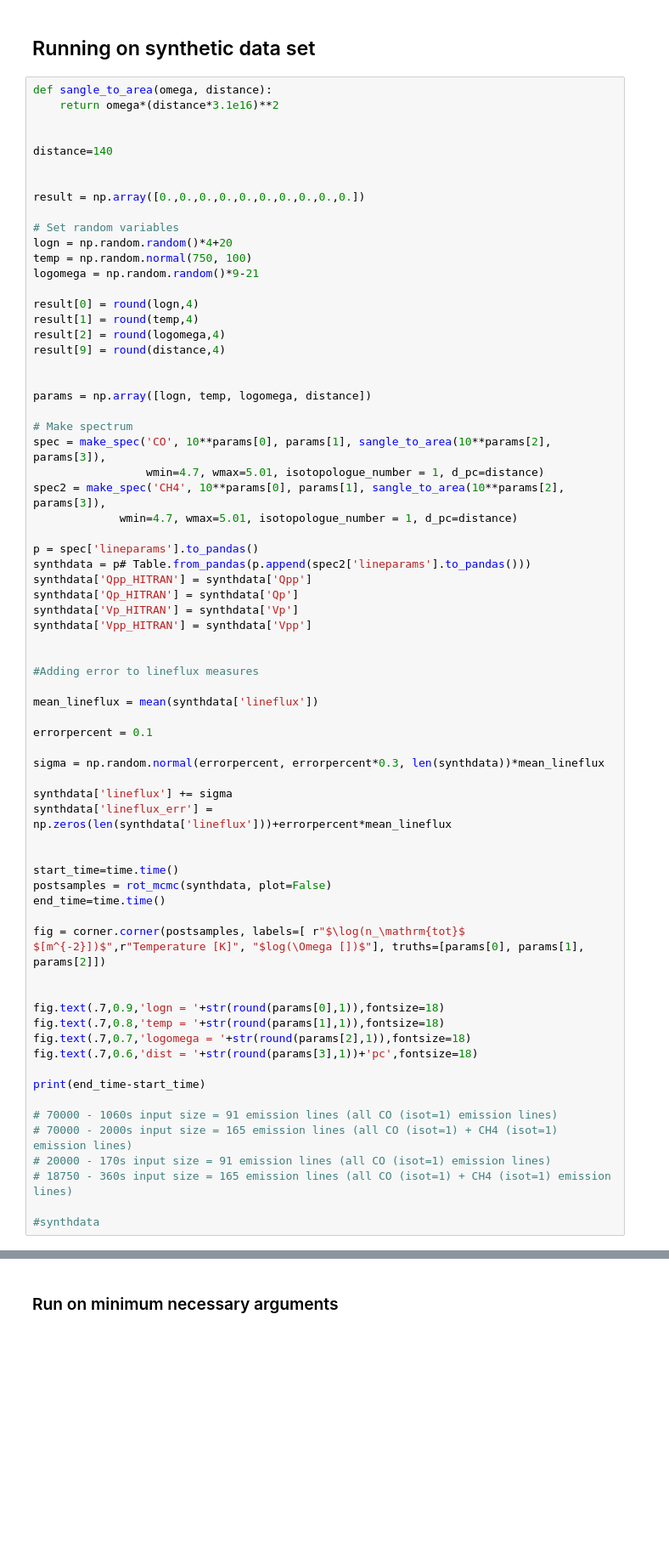
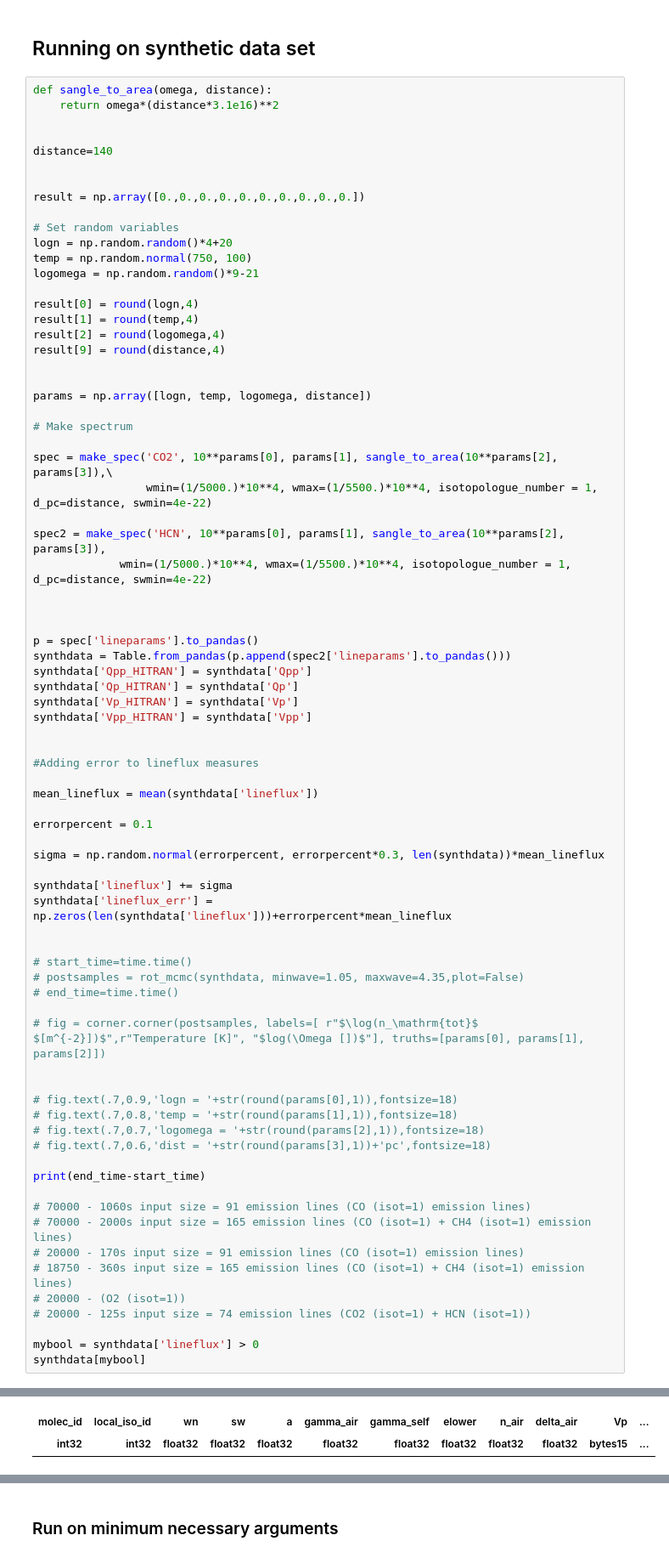
Before and after one commit to csalyk/slab_fitter, a Jupyter notebook: slab_fitter_adam.ipynb, the cells around one changed output, grey strips where cells are left out. Shown at 85% size. Cells and saved outputs as stored; diff of their text form; blank space fills up the shorter version.

```diff
--- a/slab_fitter_adam.ipynb
+++ b/slab_fitter_adam.ipynb
@@ -47,13 +46,17 @@ result[9] = round(distance,4)
 params = np.array([logn, temp, logomega, distance])
 
 # Make spectrum
-spec = make_spec('CO', 10**params[0], params[1], sangle_to_area(10**params[2], params[3]),
-                 wmin=4.7, wmax=5.01, isotopologue_number = 1, d_pc=distance)
-spec2 = make_spec('CH4', 10**params[0], params[1], sangle_to_area(10**params[2], params[3]),
-             wmin=4.7, wmax=5.01, isotopologue_number = 1, d_pc=distance)
+
+spec = make_spec('CO2', 10**params[0], params[1], sangle_to_area(10**params[2], params[3]),\
+                 wmin=(1/5000.)*10**4, wmax=(1/5500.)*10**4, isotopologue_number = 1, d_pc=distance, swmin=4e-22)
+
+spec2 = make_spec('HCN', 10**params[0], params[1], sangle_to_area(10**params[2], params[3]),
+             wmin=(1/5000.)*10**4, wmax=(1/5500.)*10**4, isotopologue_number = 1, d_pc=distance, swmin=4e-22)
+
+
 
 p = spec['lineparams'].to_pandas()
-synthdata = p# Table.from_pandas(p.append(spec2['lineparams'].to_pandas()))
+synthdata = Table.from_pandas(p.append(spec2['lineparams'].to_pandas()))
 synthdata['Qpp_HITRAN'] = synthdata['Qpp']
 synthdata['Qp_HITRAN'] = synthdata['Qp']
 synthdata['Vp_HITRAN'] = synthdata['Vp']
@@ -72,24 +75,27 @@ synthdata['lineflux'] += sigma
 synthdata['lineflux_err'] = np.zeros(len(synthdata['lineflux']))+errorpercent*mean_lineflux
 
 
-start_time=time.time()
-postsamples = rot_mcmc(synthdata, plot=False)
-end_time=time.time()
+# start_time=time.time()
+# postsamples = rot_mcmc(synthdata, minwave=1.05, maxwave=4.35,plot=False)
+# end_time=time.time()
 
-fig = corner.corner(postsamples, labels=[ r"$\log(n_\mathrm{tot}$ $[m^{-2}])$",r"Temperature [K]", "$log(\Omega [])$"], truths=[params[0], params[1], params[2]])
+# fig = corner.corner(postsamples, labels=[ r"$\log(n_\mathrm{tot}$ $[m^{-2}])$",r"Temperature [K]", "$log(\Omega [])$"], truths=[params[0], params[1], params[2]])
 
 
-fig.text(.7,0.9,'logn = '+str(round(params[0],1)),fontsize=18)
-fig.text(.7,0.8,'temp = '+str(round(params[1],1)),fontsize=18)
-fig.text(.7,0.7,'logomega = '+str(round(params[2],1)),fontsize=18)
-fig.text(.7,0.6,'dist = '+str(round(params[3],1))+'pc',fontsize=18)
+# fig.text(.7,0.9,'logn = '+str(round(params[0],1)),fontsize=18)
+# fig.text(.7,0.8,'temp = '+str(round(params[1],1)),fontsize=18)
+# fig.text(.7,0.7,'logomega = '+str(round(params[2],1)),fontsize=18)
+# fig.text(.7,0.6,'dist = '+str(round(params[3],1))+'pc',fontsize=18)
 
 print(end_time-start_time)
 
-# 70000 - 1060s input size = 91 emission lines (all CO (isot=1) emission lines)
-# 70000 - 2000s input size = 165 emission lines (all CO (isot=1) + CH4 (isot=1) emission lines)
-# 20000 - 170s input size = 91 emission lines (all CO (isot=1) emission lines)
-# 18750 - 360s input size = 165 emission lines (all CO (isot=1) + CH4 (isot=1) emission lines)
+# 70000 - 1060s input size = 91 emission lines (CO (isot=1) emission lines)
+# 70000 - 2000s input size = 165 emission lines (CO (isot=1) + CH4 (isot=1) emission lines)
+# 20000 - 170s input size = 91 emission lines (CO (isot=1) emission lines)
+# 18750 - 360s input size = 165 emission lines (CO (isot=1) + CH4 (isot=1) emission lines)
+# 20000 - (O2 (isot=1))
+# 20000 - 125s input size = 74 emission lines (CO2 (isot=1) + HCN (isot=1))
 
-#synthdata
+mybool = synthdata['lineflux'] > 0
+synthdata[mybool]
 # %% [output]
@@ -98,0 +104,2 @@ WARNING:root:Too few points to create valid contours
+| molec_id | local_iso_id | wn | sw | a | gamma_air | gamma_self | elower | n_air | delta_air | Vp | ... |
+| int32 | int32 | float32 | float32 | float32 | float32 | float32 | float32 | float32 | float32 | bytes15 | ... |
```
Also changed, not shown: parts of 6 cells of this notebook.
